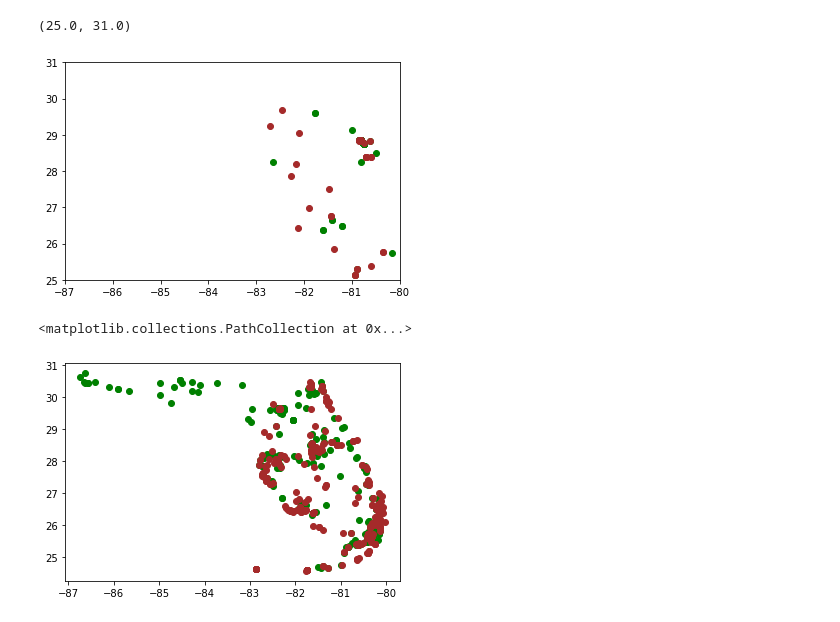
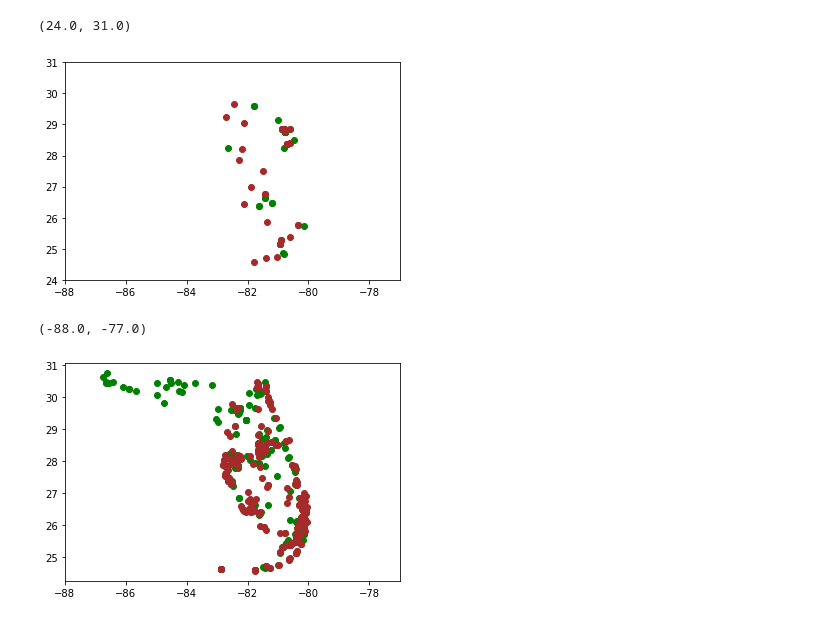
Before and after one commit to kabuf2020/ProbSet4, a Jupyter notebook: PS4_Tarrand.ipynb, the cells around one changed output. Saved outputs shown, nothing was run; the diff lists cells and outputs as text; code cells hidden in the pictures.

```diff
--- a/PS4_Tarrand.ipynb
+++ b/PS4_Tarrand.ipynb
@@ -96,23 +96,25 @@ oldbrownlats= [ x['decimalLatitude'] for x in oldbrown['results'] ]
 oldbrownlongs=[ x['decimalLongitude'] for x in oldbrown['results'] ]
 # %%
 #this will plot green and brown anoles observed in 2010
-#the figure is not recognizable as Florida, but you can compare it to the 2020
+#the figure is not recognizable as Florida, but you can compare it to the 2020 figure
 
 import matplotlib.pyplot as plt
 
 plt.scatter(oldgreenlongs, oldgreenlats, color = "green")
 plt.scatter(oldbrownlongs, oldbrownlats, color = "brown")
 
-plt.xlim(-87, -80)
-plt.ylim(25, 31)
+plt.xlim(-88, -77)
+plt.ylim(24, 31)
 # %% [output]
-(25.0, 31.0)
+(24.0, 31.0)
-[figure, old version]
+[figure, new version]
 # %%
 #this will plot green and brown anoles observed in 2020
 
 plt.scatter(newgreenlongs, newgreenlats, color = "green")
 plt.scatter(newbrownlongs, newbrownlats, color = "brown")
+
+plt.xlim(-88, -77)
 # %% [output]
-<matplotlib.collections.PathCollection at 0x...>
+(-88.0, -77.0)
-[figure, old version]
+[figure, new version]
```
